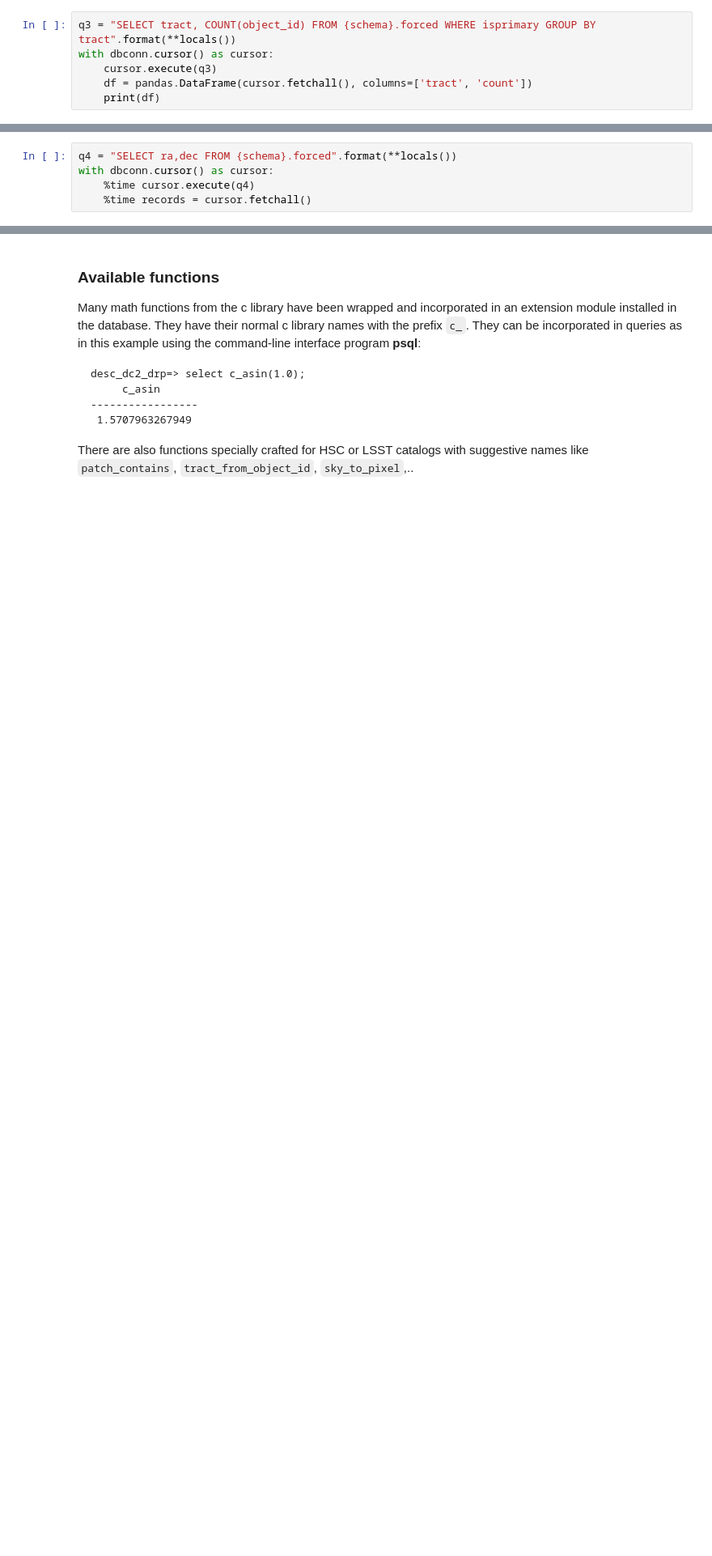
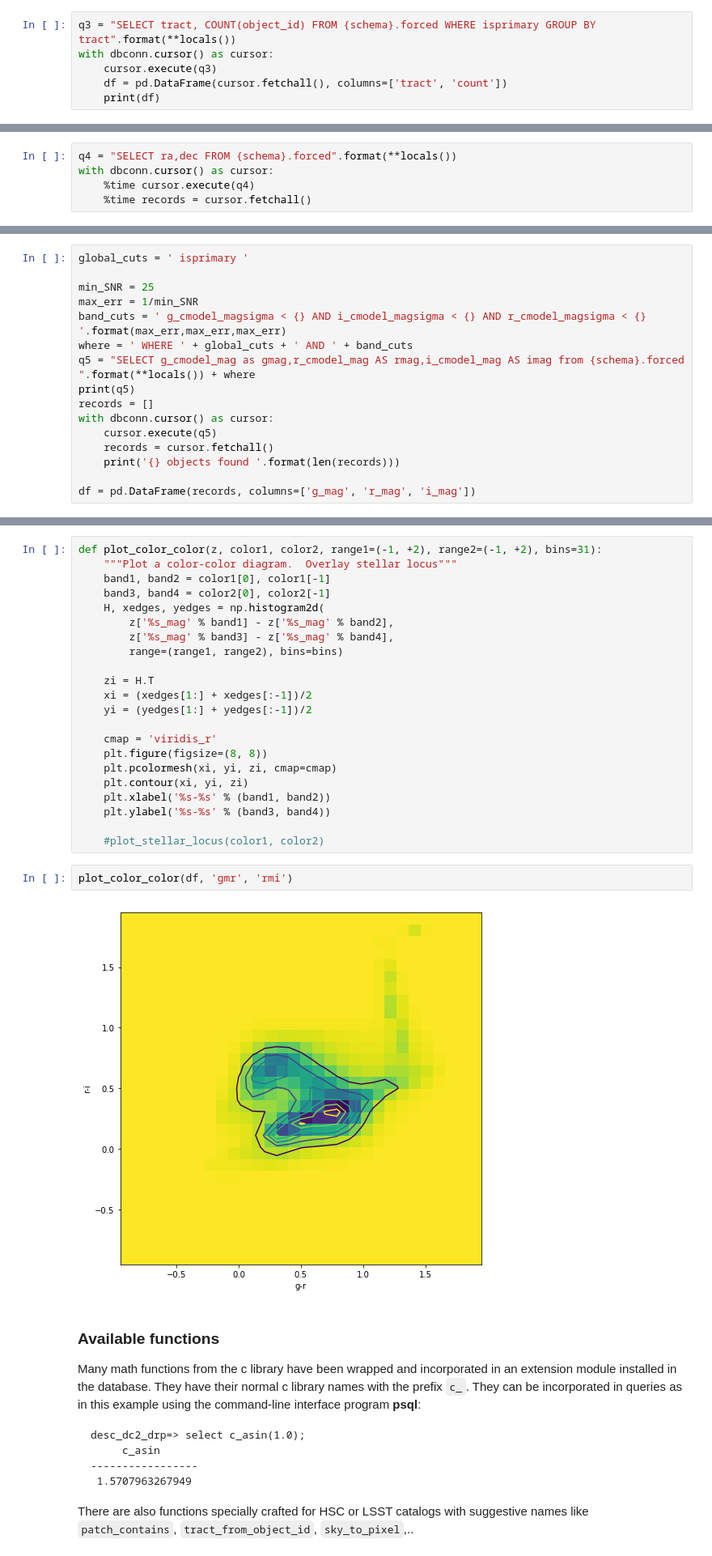
Before and after one commit to LSSTDESC/DC2-analysis, a Jupyter notebook: contributed/Using-Postgres-catalog.ipynb, the cells around one changed output, grey strips where cells are left out. Shown: that part at 81% size. Saved outputs shown, nothing was run; the diff lists cells and outputs as text; blank space fills up the shorter version.

Commit message:
add color-color plot

```diff
--- a/contributed/Using-Postgres-catalog.ipynb
+++ b/contributed/Using-Postgres-catalog.ipynb
@@ -57,5 +126,5 @@ Here is a query which counts up objects per tract and stores the results (querie
 q3 = "SELECT tract, COUNT(object_id) FROM {schema}.forced WHERE isprimary GROUP BY tract".format(**locals())
 with dbconn.cursor() as cursor:
     cursor.execute(q3)
-    df = pandas.DataFrame(cursor.fetchall(), columns=['tract', 'count'])
+    df = pd.DataFrame(cursor.fetchall(), columns=['tract', 'count'])
     print(df)
@@ -68,0 +164,16 @@ with dbconn.cursor() as cursor:
+# %%
+global_cuts = ' isprimary '
+
+min_SNR = 25
+max_err = 1/min_SNR
+band_cuts = ' g_cmodel_magsigma < {} AND i_cmodel_magsigma < {} AND r_cmodel_magsigma < {} '.format(max_err,max_err,max_err)
+where = ' WHERE ' + global_cuts + ' AND ' + band_cuts
+q5 = "SELECT g_cmodel_mag as gmag,r_cmodel_mag AS rmag,i_cmodel_mag AS imag from {schema}.forced ".format(**locals()) + where
+print(q5)
+records = []
+with dbconn.cursor() as cursor:
+    cursor.execute(q5)
+    records = cursor.fetchall()
+    print('{} objects found '.format(len(records)))
+
+df = pd.DataFrame(records, columns=['g_mag', 'r_mag', 'i_mag'])
@@ -69,3 +186,29 @@ with dbconn.cursor() as cursor:
+# %%
+def plot_color_color(z, color1, color2, range1=(-1, +2), range2=(-1, +2), bins=31):
+    """Plot a color-color diagram.  Overlay stellar locus"""
+    band1, band2 = color1[0], color1[-1]
+    band3, band4 = color2[0], color2[-1]
+    H, xedges, yedges = np.histogram2d(
+        z['%s_mag' % band1] - z['%s_mag' % band2],
+        z['%s_mag' % band3] - z['%s_mag' % band4],
+        range=(range1, range2), bins=bins)
+
+    zi = H.T
+    xi = (xedges[1:] + xedges[:-1])/2
+    yi = (yedges[1:] + yedges[:-1])/2
+
+    cmap = 'viridis_r'
+    plt.figure(figsize=(8, 8))
+    plt.pcolormesh(xi, yi, zi, cmap=cmap)
+    plt.contour(xi, yi, zi)
+    plt.xlabel('%s-%s' % (band1, band2))
+    plt.ylabel('%s-%s' % (band3, band4))
+
+    #plot_stellar_locus(color1, color2)
+# %%
+plot_color_color(df, 'gmr', 'rmi')
+# %% [output]
+[figure, added]
 # %% [markdown]
 ### Available functions
 Many math functions from the c library have been wrapped and incorporated in an extension module installed in the database.  They have their normal c library names with the prefix `c_`.   They can be incorporated in queries as in this example using the command-line interface program **psql**:
```
Also changed, not shown: parts of 9 cells of this notebook.
